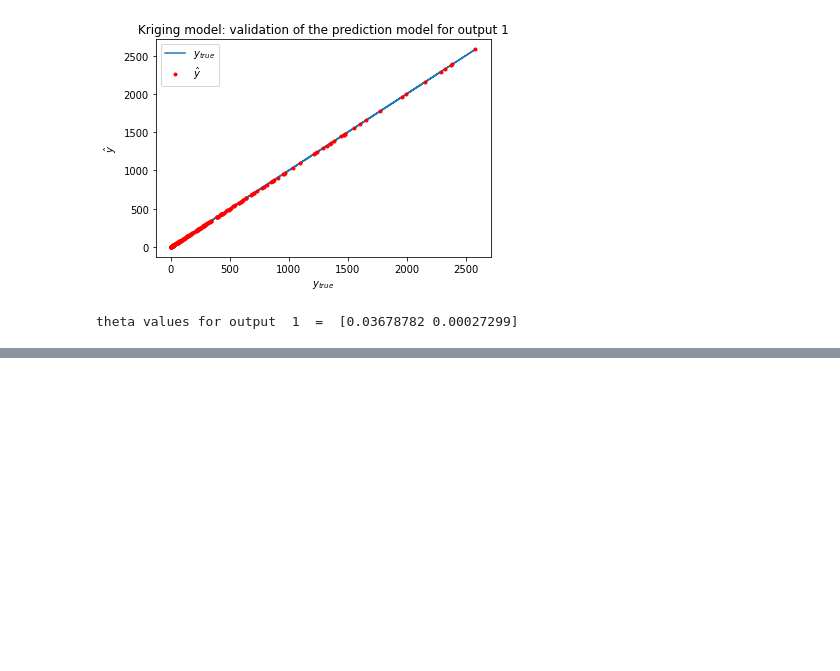
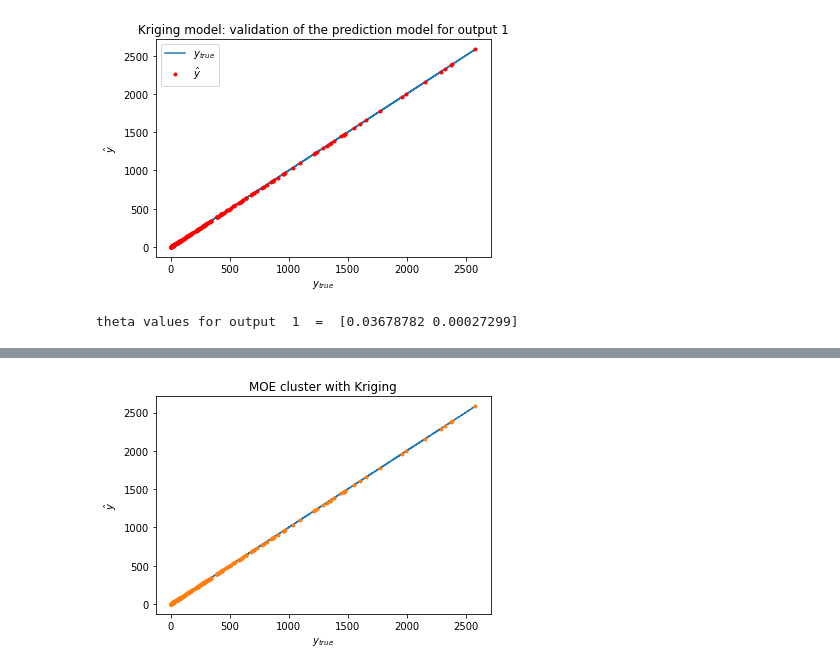
Before and after one commit to dbetteb/early-ML, a Jupyter notebook: 09_SMT_NOTEBOOK/SMT_Tutorial.ipynb, the cells around one changed output, grey strips where cells are left out. Drawn from its saved outputs; the diff is of its cells as text; code cells hidden in the pictures; blank space fills up the shorter version.

```diff
--- a/09_SMT_NOTEBOOK/SMT_Tutorial.ipynb
+++ b/09_SMT_NOTEBOOK/SMT_Tutorial.ipynb
@@ -89,7 +89,7 @@ Here we outline the studied function by plotting the surface representing the fu
 ########### Initialization of the problem, construction of the training and validation points
 
 ndim = 2
-ndoe = 20 #int(10*ndim)
+ndoe = 200 #int(10*ndim)
 # Define the function
 fun = Rosenbrock(ndim=ndim)
 
@@ -252,7 +252,7 @@ QP,  err: 0.4546233457609434
 ########### The Kriging model
 
 # The variable 'theta0' is a list of length ndim.
-t = KRG(theta0=[1e-2]*ndim,print_prediction = False)
+t = KRG()#theta0=[1e-2]*ndim,print_prediction = False)
 t.set_training_values(xt,yt[:,0])
 
 t.train()
@@ -1216,3 +1217,11 @@ ___________________________________________________________________________
 Kriging,  err: 0.0006035346400405365
 [figure]
 theta values for output  1  =  [0.03678782 0.00027299]
+# %%
+from smt.applications import MOE
+# MOE1: Find the best surrogate model on the whole domain
+moe = MOE(n_clusters=3, xtest=xtest, ytest=ytest, allow=["KRG","LS","QP"])#, allow=["LS","QP"])
+print("MOE1 enabled experts: ", moe.enabled_experts)
+moe.set_training_values(xt, yt)
+moe.train()
+y = moe.predict_values(xtest)
@@ -1218,0 +1242,11 @@ theta values for output  1  =  [0.03678782 0.00027299]
+# %%
+ if plot_status:
+        plt.figure()
+        plt.plot(ytest,ytest,'-.')
+        plt.plot(ytest,y,'.')
+        plt.xlabel(r'$y_{true}$')
+        plt.ylabel(r'$\hat{y}$')
+        plt.title('MOE cluster with '+  moe._experts[0].name)
+        plt.show()
+# %% [output]
+[figure, added]
```
Also changed, not shown: parts of 5 cells of this notebook.
